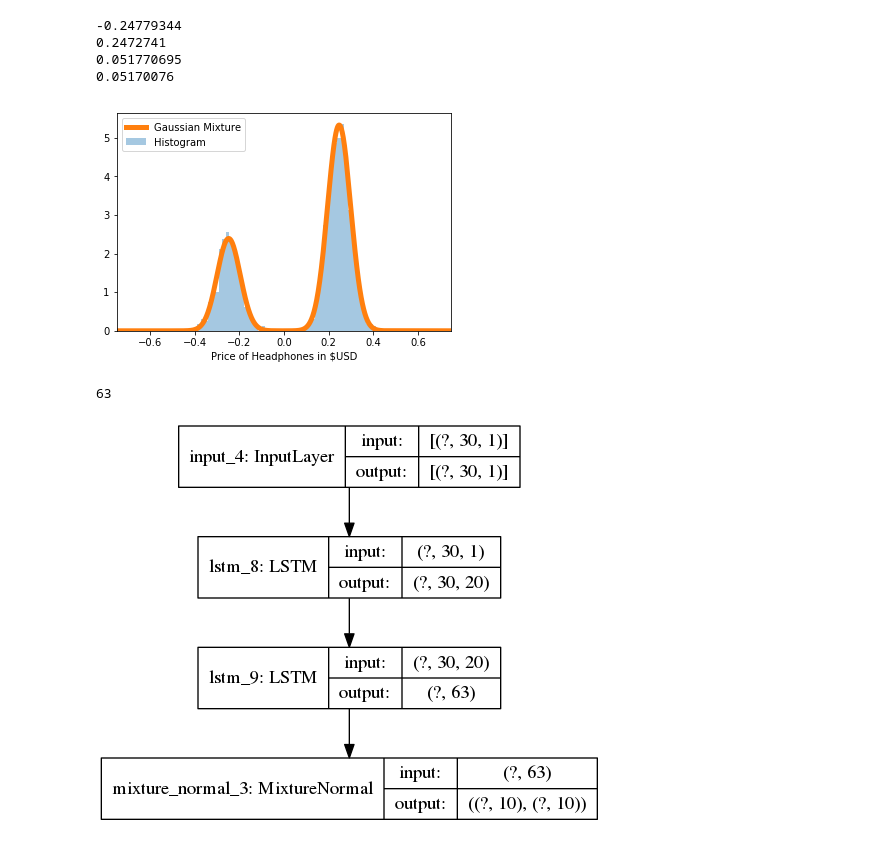
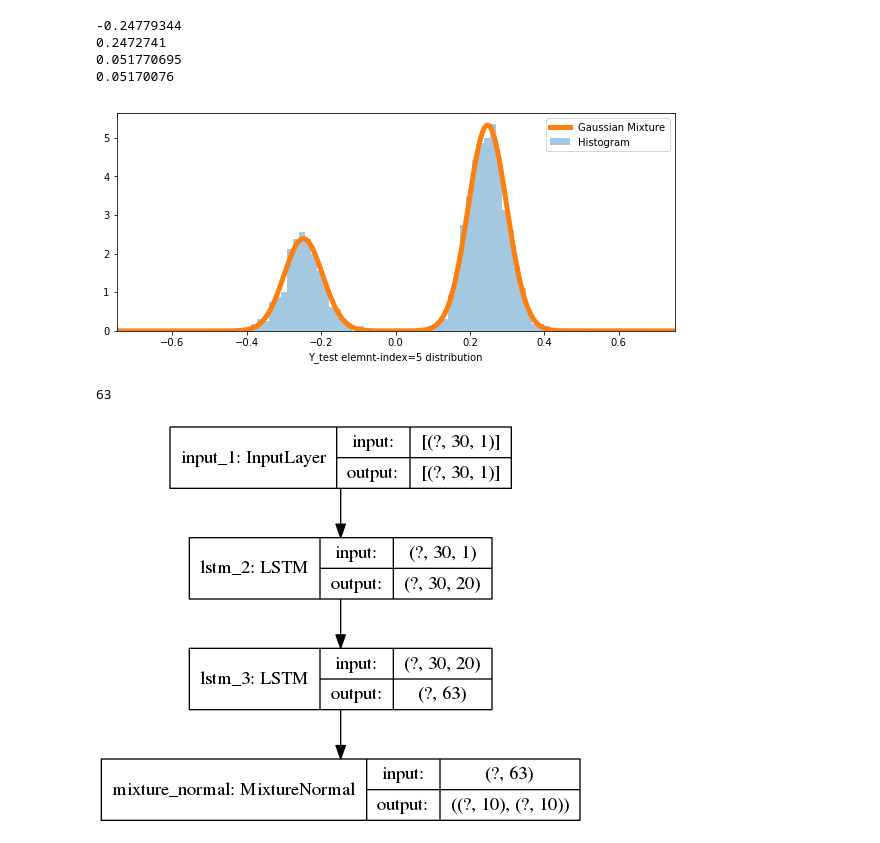
Before and after one commit to sinusgamma/multimodal_network, a Jupyter notebook: multimodal_forecast.ipynb, the cells around one changed output. Cells and saved outputs as stored; diff of their text form; code cells hidden in the pictures.

```diff
--- a/multimodal_forecast.ipynb
+++ b/multimodal_forecast.ipynb
@@ -175,18 +172,18 @@ gm_test = tfd.MixtureSameFamily(
         loc=means,
         scale=sigmas))
 # %%
-f = plt.figure()
+f = plt.figure(figsize=(10,4))
 ax = plt.gca()
 sns.distplot(Y_test[:,5], bins=50, kde=False, norm_hist=True, ax=ax, label="Histogram")
 
-ax.set_xlabel('Price of Headphones in $USD')
+ax.set_xlabel("Y_test elemnt-index=5 distribution")
 ax.set_xlim(lower, upper)
 
 x = np.linspace(upper, lower, int(1e4), dtype=np.float32)
 ax.plot(x, gm_test.prob(x).numpy(), lw=5, label="Gaussian Mixture")
 _ = ax.legend()
 # %% [output]
-[figure, old version]
+[figure, new version]
 # %%
 num_components = 3    # Number of components in the mixture
 event_shape = [10]
@@ -202,6 +199,6 @@ dl = tfp.layers.MixtureNormal(num_components, event_shape)(h2)
 
 model_mx = keras.models.Model(inputs=[inputs], outputs=[dl])
 # %%
-keras.utils.plot_model(model_mx, "model.png", show_shapes=True)
+keras.utils.plot_model(model_mx, "model_mx.png", show_shapes=True)
 # %% [output]
-[figure, old version]
+[figure, new version]
```
Also changed, not shown: parts of 29 cells of this notebook, 2 other files.
